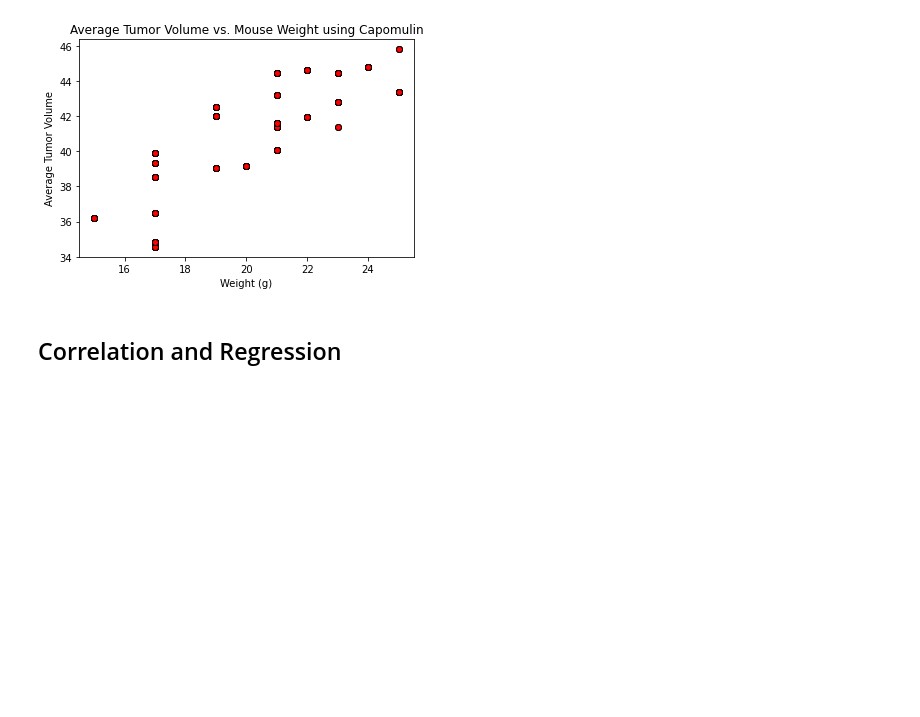
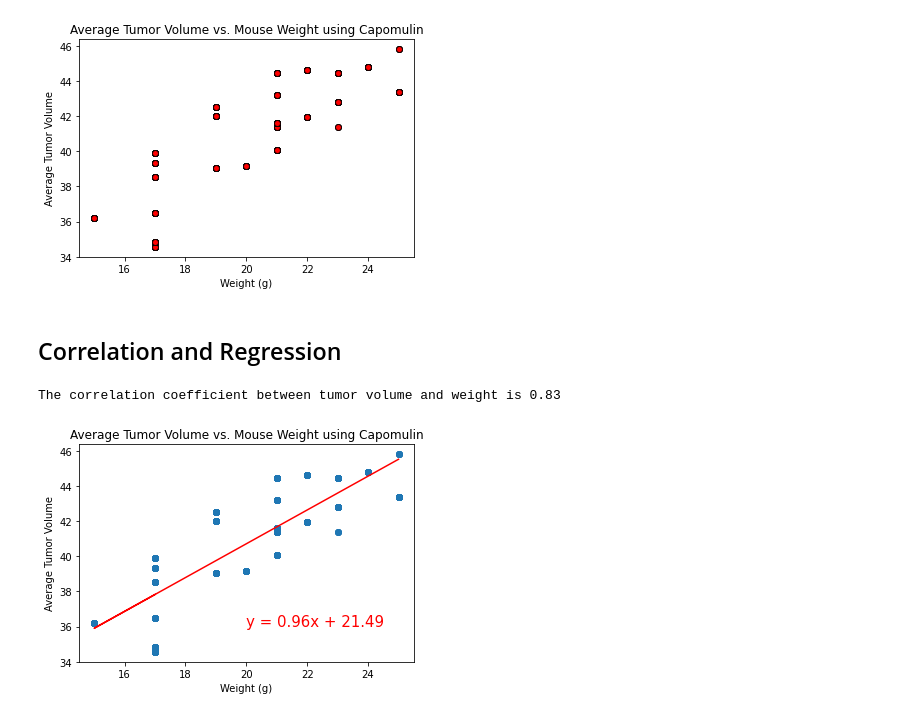
Before and after one commit to Sjenn257/matplotlib-challenge, a Jupyter notebook: pymaceuticals_starter.ipynb, the cells around one changed output. Saved outputs shown, nothing was run; the diff lists cells and outputs as text; code cells hidden in the pictures; blank space fills up the shorter version.

```diff
--- a/pymaceuticals_starter.ipynb
+++ b/pymaceuticals_starter.ipynb
@@ -520,3 +519,21 @@ Text(0.5, 0, 'Weight (g)')
 # %%
 # Calculate the correlation coefficient and linear regression model
 # for mouse weight and average tumor volume for the Capomulin regimen
+print(f"The correlation coefficient between tumor volume and weight is {round(st.pearsonr(weight, average_tumor_volume,)[0],2)}")
+# %% [output]
+The correlation coefficient between tumor volume and weight is 0.83
+# %%
+weight=average_tumor_df["Weight (g)"]
+average_tumor_volume=average_tumor_df["Average Tumor Volume"]
+(slope, intercept, rvalue, pvalue, stderr) = linregress(weight, average_tumor_volume)
+regress_values = weight * slope + intercept
+line_eq = "y = " + str(round(slope,2)) + "x + " + str(round(intercept,2))
+plt.scatter(weight, average_tumor_volume)
+plt.plot(weight, regress_values,"r-")
+plt.annotate(line_eq,(20,36),fontsize=15,color='red')
+plt.title("Average Tumor Volume vs. Mouse Weight using Capomulin")
+plt.ylabel("Average Tumor Volume")
+plt.xlabel("Weight (g)")
+plt.show()
+# %% [output]
+[figure, added]
```
Also changed, not shown: parts of 4 cells of this notebook.
